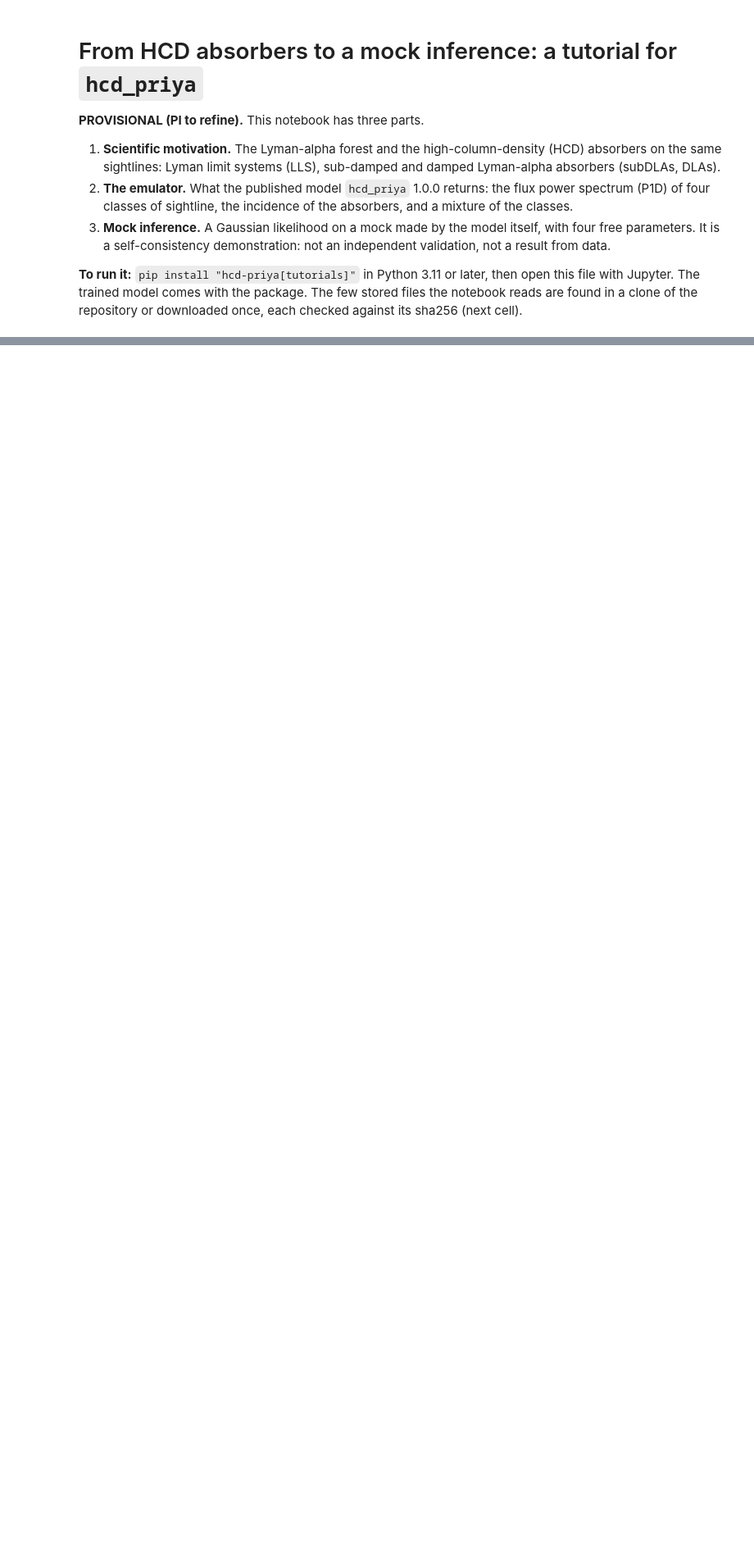
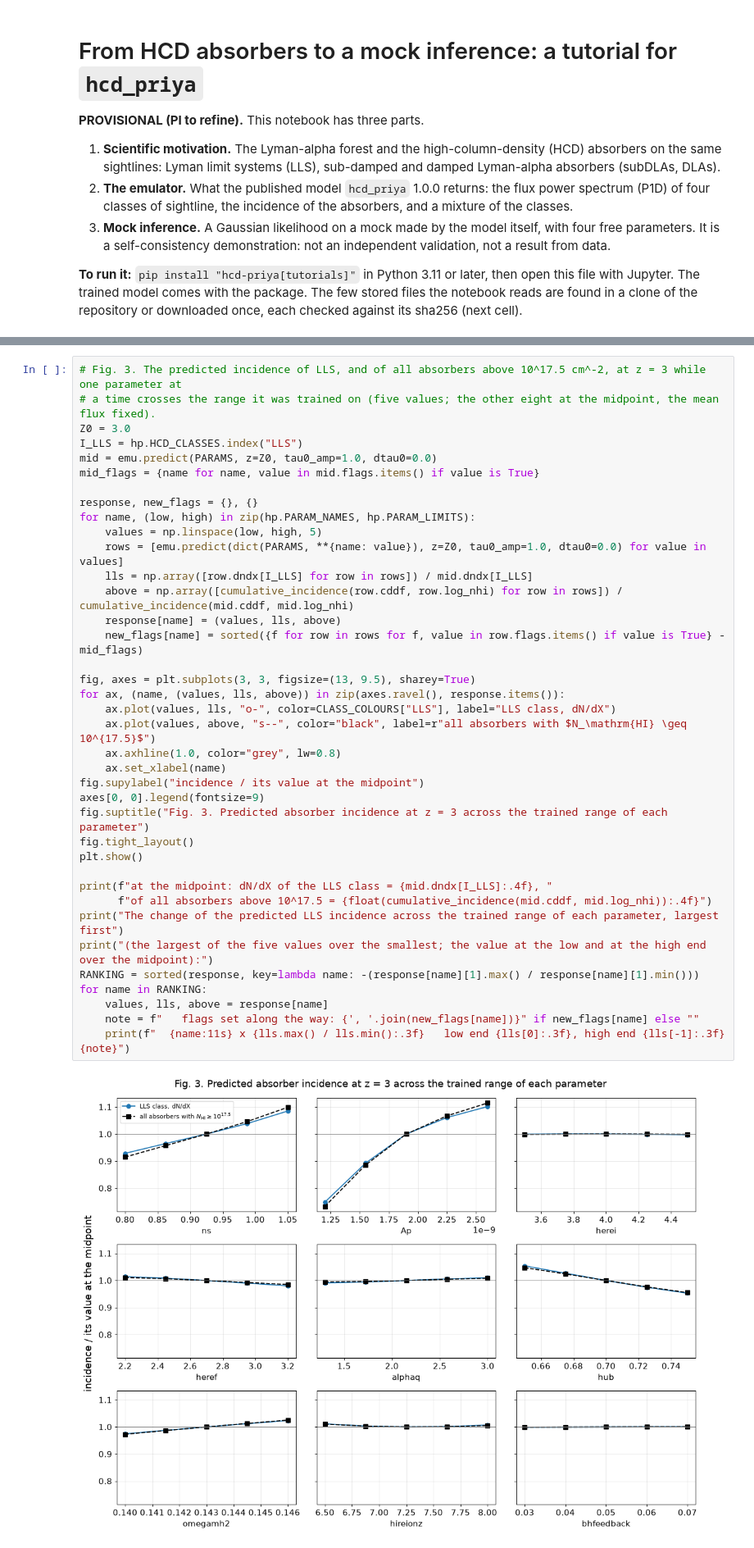
Before and after one commit to jibanCat/hcd_priya, a Jupyter notebook: notebooks/tutorial/hcd_priya_tutorial.ipynb, the cells around one changed output, grey strips where cells are left out. Shown at 82% size. Saved outputs shown, nothing was run; the diff lists cells and outputs as text; blank space fills up the shorter version.

```diff
--- a/notebooks/tutorial/hcd_priya_tutorial.ipynb
+++ b/notebooks/tutorial/hcd_priya_tutorial.ipynb
@@ -135,0 +346,40 @@ print(len(ASSETS), "stored files are pinned by sha256")
+# %%
+# Fig. 3. The predicted incidence of LLS, and of all absorbers above 10^17.5 cm^-2, at z = 3 while one parameter at
+# a time crosses the range it was trained on (five values; the other eight at the midpoint, the mean flux fixed).
+Z0 = 3.0
+I_LLS = hp.HCD_CLASSES.index("LLS")
+mid = emu.predict(PARAMS, z=Z0, tau0_amp=1.0, dtau0=0.0)
+mid_flags = {name for name, value in mid.flags.items() if value is True}
+
+response, new_flags = {}, {}
+for name, (low, high) in zip(hp.PARAM_NAMES, hp.PARAM_LIMITS):
+    values = np.linspace(low, high, 5)
+    rows = [emu.predict(dict(PARAMS, **{name: value}), z=Z0, tau0_amp=1.0, dtau0=0.0) for value in values]
+    lls = np.array([row.dndx[I_LLS] for row in rows]) / mid.dndx[I_LLS]
+    above = np.array([cumulative_incidence(row.cddf, row.log_nhi) for row in rows]) / cumulative_incidence(mid.cddf, mid.log_nhi)
+    response[name] = (values, lls, above)
+    new_flags[name] = sorted({f for row in rows for f, value in row.flags.items() if value is True} - mid_flags)
+
+fig, axes = plt.subplots(3, 3, figsize=(13, 9.5), sharey=True)
+for ax, (name, (values, lls, above)) in zip(axes.ravel(), response.items()):
+    ax.plot(values, lls, "o-", color=CLASS_COLOURS["LLS"], label="LLS class, dN/dX")
+    ax.plot(values, above, "s--", color="black", label=r"all absorbers with $N_\mathrm{HI} \geq 10^{17.5}$")
+    ax.axhline(1.0, color="grey", lw=0.8)
+    ax.set_xlabel(name)
+fig.supylabel("incidence / its value at the midpoint")
+axes[0, 0].legend(fontsize=9)
+fig.suptitle("Fig. 3. Predicted absorber incidence at z = 3 across the trained range of each parameter")
+fig.tight_layout()
+plt.show()
+
+print(f"at the midpoint: dN/dX of the LLS class = {mid.dndx[I_LLS]:.4f}, "
+      f"of all absorbers above 10^17.5 = {float(cumulative_incidence(mid.cddf, mid.log_nhi)):.4f}")
+print("The change of the predicted LLS incidence across the trained range of each parameter, largest first")
+print("(the largest of the five values over the smallest; the value at the low and at the high end over the midpoint):")
+RANKING = sorted(response, key=lambda name: -(response[name][1].max() / response[name][1].min()))
+for name in RANKING:
+    values, lls, above = response[name]
+    note = f"   flags set along the way: {', '.join(new_flags[name])}" if new_flags[name] else ""
+    print(f"  {name:11s} x {lls.max() / lls.min():.3f}   low end {lls[0]:.3f}, high end {lls[-1]:.3f}{note}")
+# %% [output]
+[figure, added]
```
Also changed, not shown: parts of 29 cells of this notebook, 3 other files.
